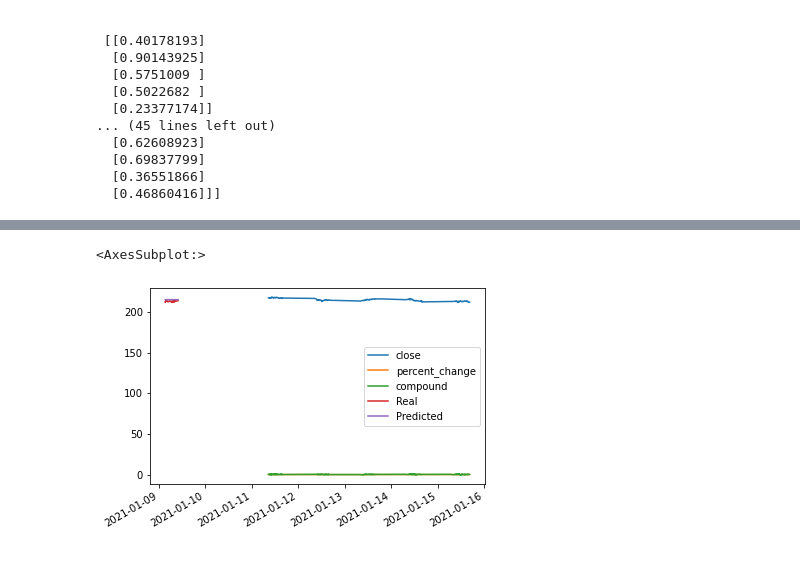
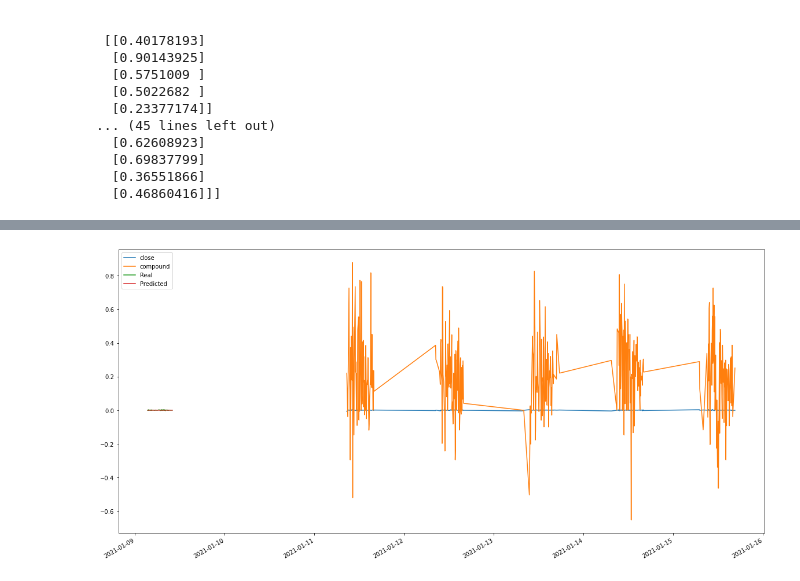
Before and after one commit to albertlk/4A_Trading, a Jupyter notebook: twitter_ml_training.ipynb, the cells around one changed output, grey strips where cells are left out. Saved outputs shown, nothing was run; the diff lists cells and outputs as text; code cells hidden in the pictures.

```diff
--- a/twitter_ml_training.ipynb
+++ b/twitter_ml_training.ipynb
@@ -516,7 +501,7 @@ from tensorflow.keras.layers import LSTM, Dense, Dropout
 model = Sequential()
 
 number_units = 5
-dropout_fraction = 0.1
+dropout_fraction = 0.2
 
 # Layer 1
 model.add(LSTM(
@@ -536,3 +521,6 @@ model.add(Dense(1))
 # %%
 # Compile the model
 model.compile(optimizer="adam", loss="mean_squared_error")
+
+# Fit the model
+model.fit(X_train, y_train, epochs=20, shuffle=False, batch_size=1, verbose=1)
@@ -558,5 +565,2 @@ Trainable params: 586
 Non-trainable params: 0
 _________________________________________________________________
-# %%
-# Train the model
-model.fit(X_train, y_train, epochs=15, shuffle=False, batch_size=2, verbose=1)
@@ -631,3 +613,0 @@ last_price
-# %%
-stocks["close"] = stocks["Predicted"].apply(lambda x : (x*(closing_prices.iloc[[-1]])))
-stocks
@@ -649,6 +614,5 @@ stocks
 # %%
 predicted_df = combined_df.append(stocks)
-predicted_df.plot()
+predicted_df.plot(figsize=(20,10));
 # %% [output]
-<AxesSubplot:>
-[figure, old version]
+[figure, new version]
```
Also changed, not shown: parts of 19 cells of this notebook, 7 other files.
